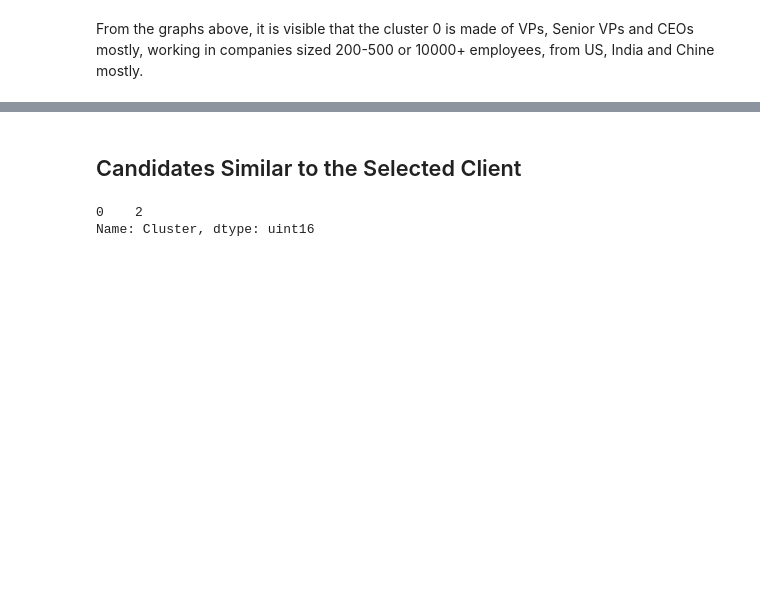
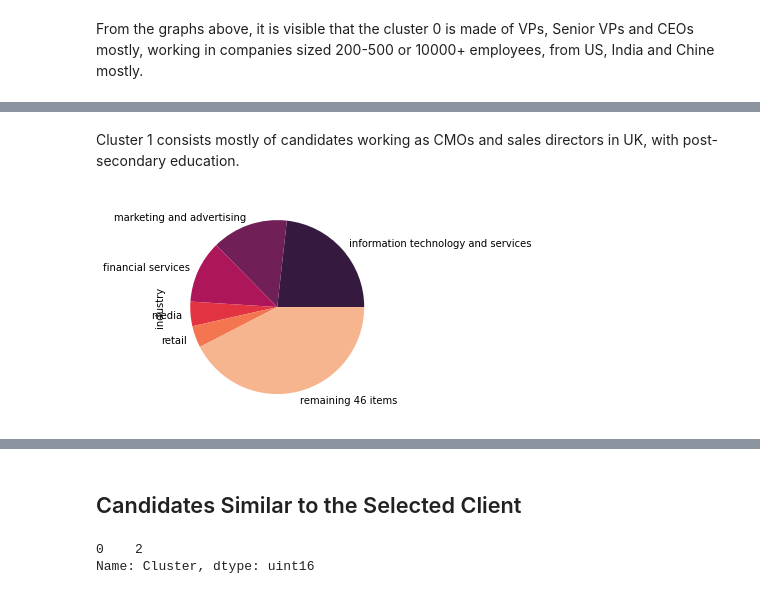
Before and after one commit to anastazijaverovic/Candidate_Recommendation_System_UK_company, a Jupyter notebook: candidate_recommendation.ipynb, the cells around one changed output, grey strips where cells are left out. Cells and saved outputs as stored; diff of their text form; code cells hidden in the pictures; blank space fills up the shorter version.

```diff
--- a/candidate_recommendation.ipynb
+++ b/candidate_recommendation.ipynb
@@ -460,0 +483,6 @@ From the graphs above, it is visible that the cluster 0 is made of VPs, Senior V
+# %% [markdown]
+Cluster 1 consists mostly of candidates working as CMOs and sales directors in UK, with post-secondary education.
+# %%
+plot_pie_chart_top_5(cluster_1, "industry")
+# %% [output]
+[figure, added]
```
Also changed, not shown: parts of 24 cells of this notebook.
